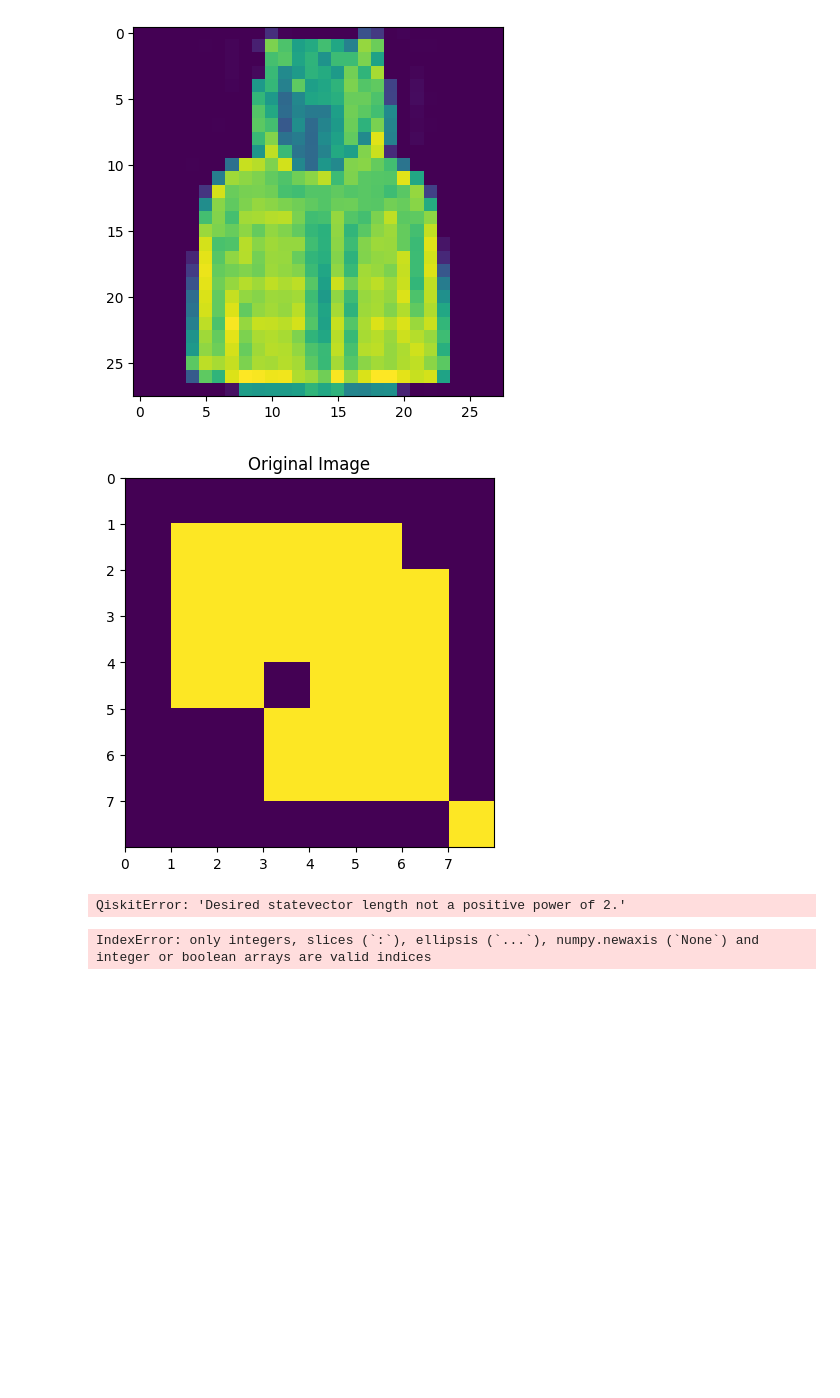
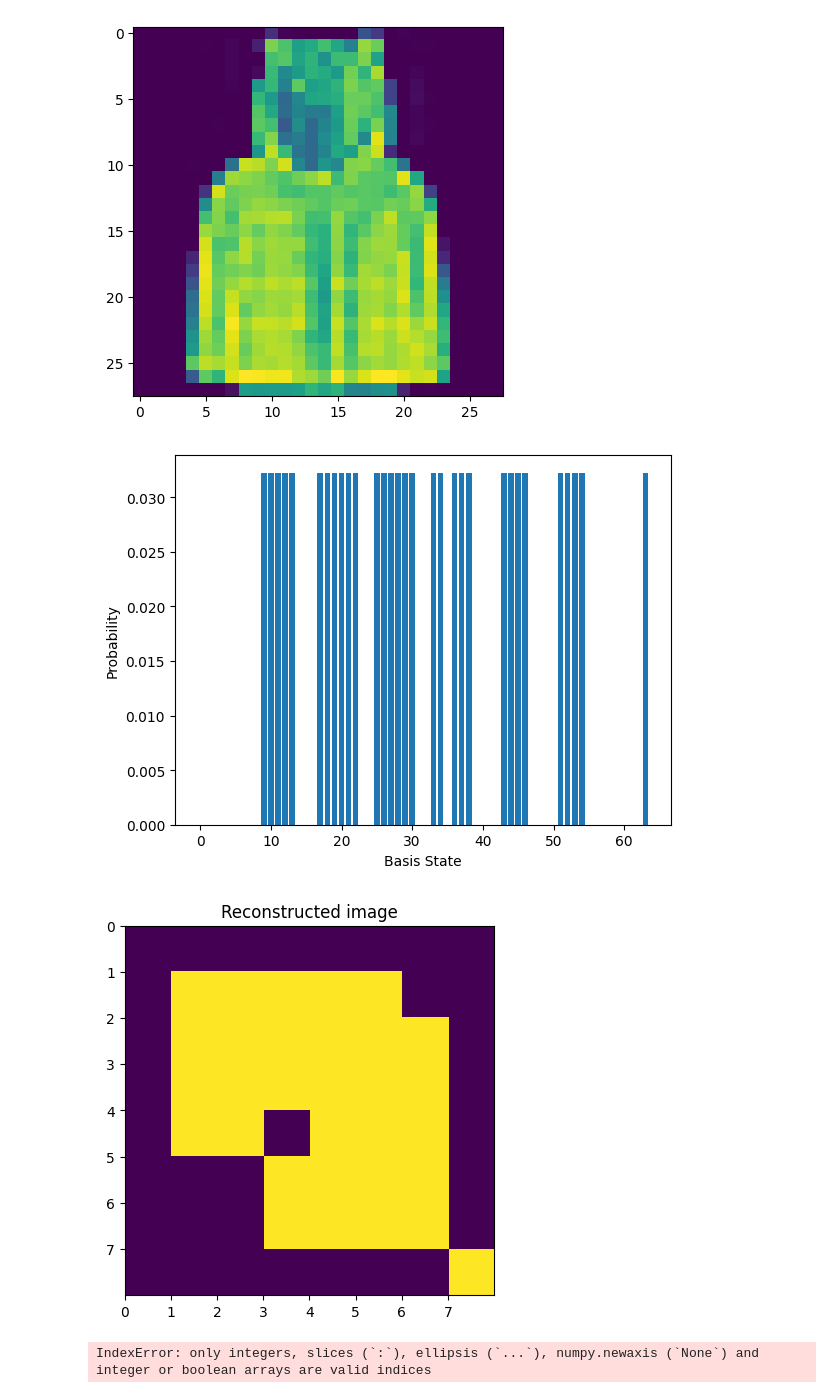
Before and after one commit to el-dAna/2023_IonQ_Remote, a Jupyter notebook: part1_example_qiskit.ipynb, the cells around one changed output. Drawn from its saved outputs; the diff is of its cells as text; code cells hidden in the pictures; blank space fills up the shorter version.

Commit message:
functions working for arbitary image sizes

```diff
--- a/part1_example_qiskit.ipynb
+++ b/part1_example_qiskit.ipynb
@@ -121,14 +122,12 @@ def amplitude_encode(img_data):
     rms = np.sqrt(np.sum(img_data**2))
     return (img_data/rms).reshape(pixel_num), rms, pixel_num
 
-def plot_image(img, title: str):
+def plot_image(img, title='Reconstructed image'):
     plt.title(title)
     plt.xticks(range(img.shape[0]))
     plt.yticks(range(img.shape[1]))
     plt.imshow(img, extent=[0, img.shape[0], img.shape[1], 0], cmap='viridis')
     plt.show()
-
-plot_image(image, 'Original Image')
 
 def encode(image):
     image_norm_h, rms, pixel_num = amplitude_encode(image)
@@ -142,37 +141,41 @@ def simulate(circuit, show_histogram=True):
     job = execute(circuit, backend)
     result = job.result()
     statevector = result.get_statevector()
     probabilities = np.array(np.abs(statevector)**2)
     if show_histogram:
         plt.bar(range((2**circuit.num_qubits)), probabilities)
         plt.xlabel('Basis State')
         plt.ylabel('Probability')
         plt.show()
     return probabilities
 
 def decode(probabilities, rms):
     prob_sqrt = np.sqrt(probabilities)
     reconstructed_image = prob_sqrt * rms
-    return reconstructed_image
+    dim = int(np.sqrt(len(reconstructed_image)))
+    return reconstructed_image.reshape(dim, dim)
 
 def run_part1(image):
     #encode image into a circuit
     circuit, rms =encode(image)
 
     #simulate circuit
     histogram=simulate(circuit)
 
     #reconstruct the image
     image_re=decode(histogram, rms)
 
     return circuit,image_re
 
-circuit, test_image = run_part1(img)
+img2 = Image.fromarray(img)
+img2 = np.array(img2.resize((16,16)))
 
+circuit, test_image = run_part1(image)
+# circuit2, test_image2 = run_part1(img2.T)
 plot_image(test_image)
 # %% [output]
-[figure, old version]
+[figure, new version]
-QiskitError: 'Desired statevector length not a positive power of 2.'
+[figure, added]
 # %%
 #how we grade your submission
 
```
Also changed, not shown: parts of 1 cell of this notebook.
